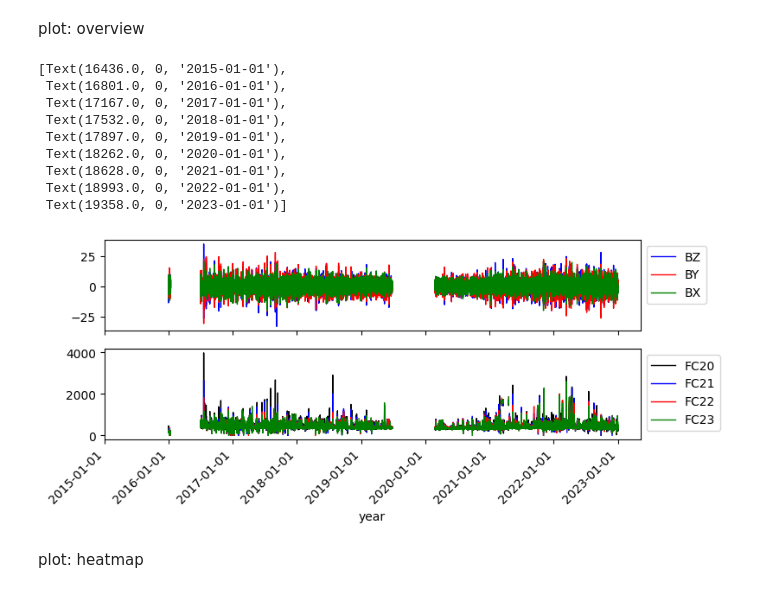
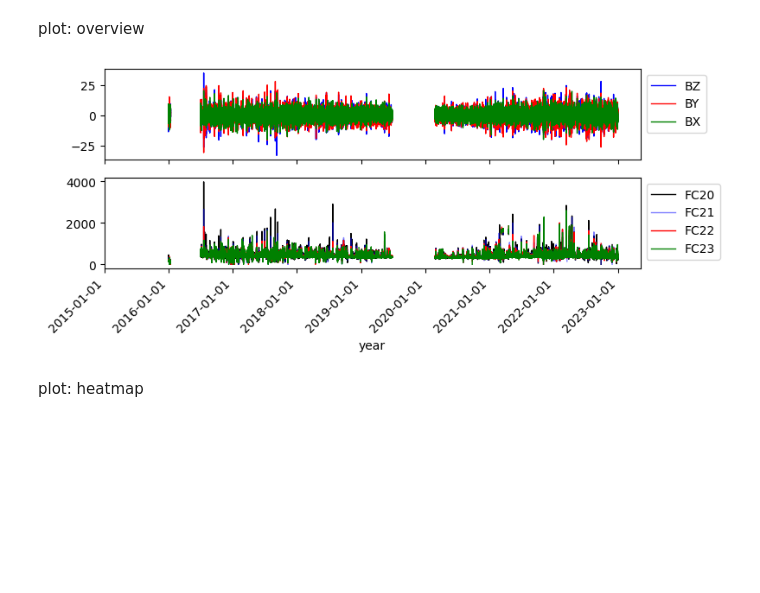
Before and after one commit to briannaisola/nasa-space-apps-2023-magnetocats, a Jupyter notebook: data-overview.ipynb, the cells around one changed output. Cells and saved outputs as stored; diff of their text form; code cells hidden in the pictures; blank space fills up the shorter version.

```diff
--- a/data-overview.ipynb
+++ b/data-overview.ipynb
@@ -74,43 +81,38 @@ mean: 1514407.5, max: 3101760, min:26256
 # %% [markdown]
 plot: overview
 # %%
-# quick function for plotting overview of data
-def plot_var_overview(ax, t, var, ylab=False, **kwargs):
+# # quick function for plotting overview of data
+# # now in plotting.py
+# def plot_var_overview(ax, t, var, ylab=False, **kwargs):
 
-    var_name = var.name # get variable name
+#     var_name = var.name # get variable name
 
-    ax.plot(t,var, linewidth=1, label=var_name, **kwargs)
-    if ylab == True:
-        ax.set_xlabel(f"year")
+#     ax.plot(t,var, linewidth=1, label=var_name, **kwargs)
+#     if ylab == True:
+#         ax.set_xlabel(f"year")
 
-    # plot legend
-    ax.legend(bbox_to_anchor=(1, 1))
+#     # plot legend
+#     ax.legend(bbox_to_anchor=(1, 1))
 
 # example, look at B(x,y,z)
 fig, ax = plt.subplots(2, figsize=(8, 3), sharex=True) # (A/N): (8, 1) good size for single plot
 plot_var_overview(ax[0],df['time'], df['BZ'], c='b')
 plot_var_overview(ax[0],df['time'], df['BY'], c='r')
 plot_var_overview(ax[0],df['time'], df['BX'], c='g')
 plot_var_overview(ax[1],df['time'], df['FC20'], ylab = True, c='k')
-plot_var_overview(ax[1],df['time'], df['FC21'], c='b')
+plot_var_overview(ax[1],df['time'], df['FC21'], c='b', alpha=0.5)
 plot_var_overview(ax[1],df['time'], df['FC22'], c='r')
 plot_var_overview(ax[1],df['time'], df['FC23'], c='g')
 
 
 # x-axis tick label rotation to fit length of dates
 ax[1].set_xticks(ax[1].get_xticks().tolist())
 ax[1].set_xticklabels(ax[1].get_xticklabels(), rotation=45, ha='right')
+
+# save fig
+# plt.savefig('figures/overview_2016_2023.png',dpi=400)
 # %% [output]
-[Text(16436.0, 0, '2015-01-01'),
- Text(16801.0, 0, '2016-01-01'),
- Text(17167.0, 0, '2017-01-01'),
- Text(17532.0, 0, '2018-01-01'),
- Text(17897.0, 0, '2019-01-01'),
- Text(18262.0, 0, '2020-01-01'),
- Text(18628.0, 0, '2021-01-01'),
- Text(18993.0, 0, '2022-01-01'),
- Text(19358.0, 0, '2023-01-01')]
-[figure, old version]
+[figure, new version]
 # %% [markdown]
 plot: heatmap
 # %%
```
Also changed, not shown: parts of 8 cells of this notebook, 2 other files.
